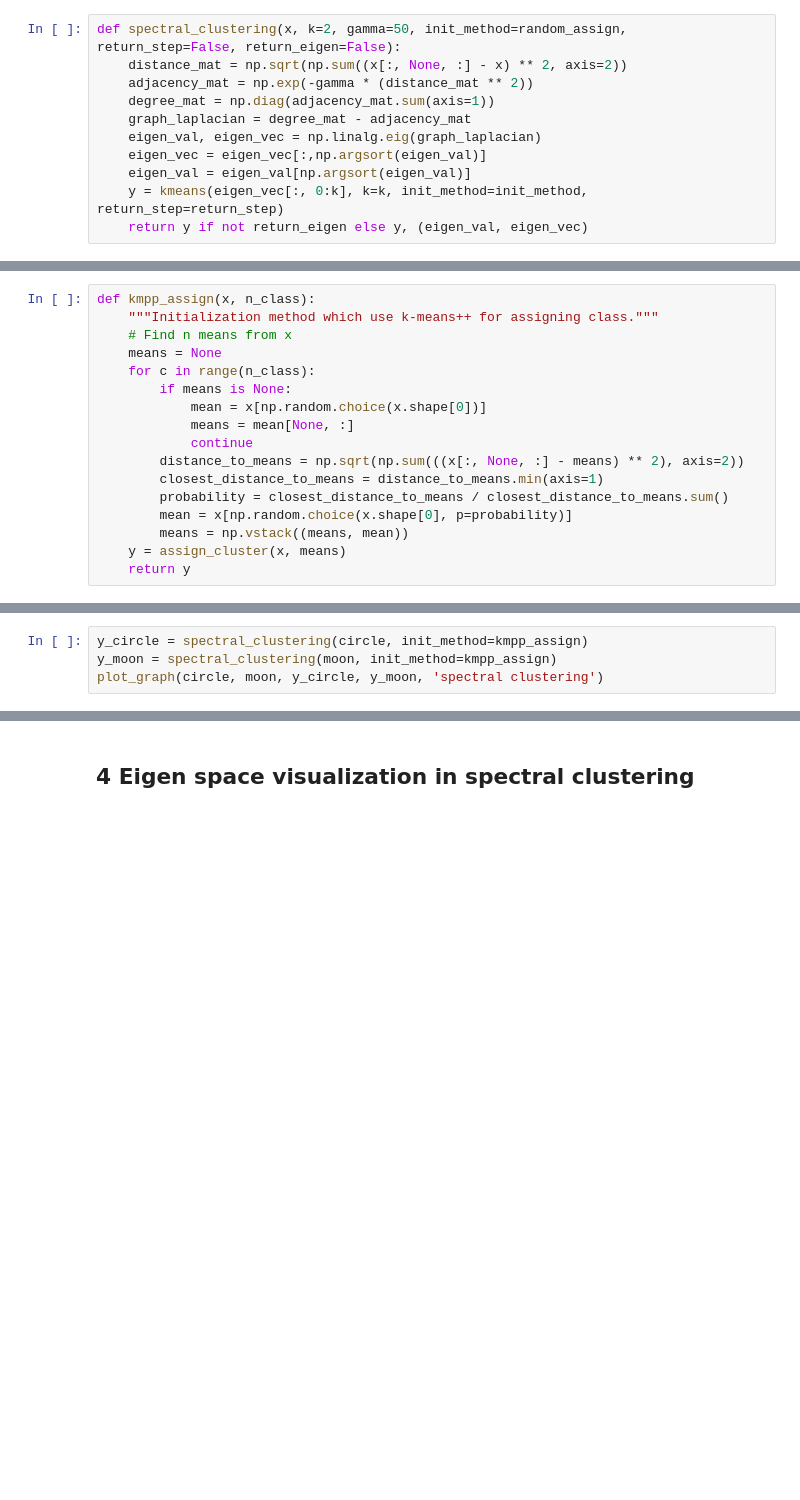
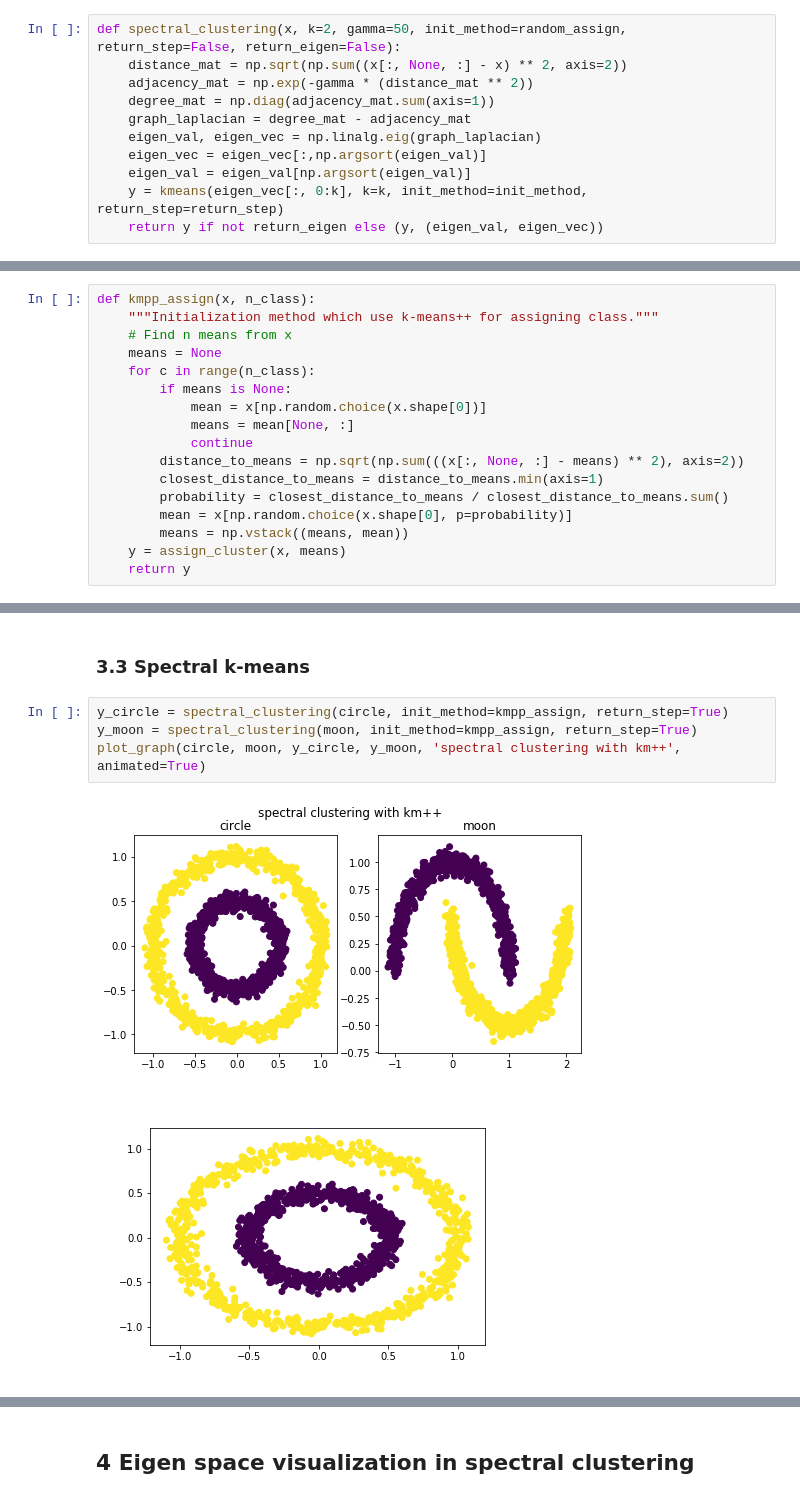
Before and after one commit to tfchan/ML-s19-HW6, a Jupyter notebook: hw6.ipynb, the cells around one changed output, grey strips where cells are left out. Drawn from its saved outputs; the diff is of its cells as text; blank space fills up the shorter version.

```diff
--- a/hw6.ipynb
+++ b/hw6.ipynb
@@ -174,7 +218,7 @@ def spectral_clustering(x, k=2, gamma=50, init_method=random_assign, return_step
     eigen_vec = eigen_vec[:,np.argsort(eigen_val)]
     eigen_val = eigen_val[np.argsort(eigen_val)]
     y = kmeans(eigen_vec[:, 0:k], k=k, init_method=init_method, return_step=return_step)
-    return y if not return_eigen else y, (eigen_val, eigen_vec)
+    return y if not return_eigen else (y, (eigen_val, eigen_vec))
 # %% [markdown]
 #### Perform spectral clustering on circle and moon
 # %%
@@ -300,4 +398,9 @@ plot_graph(circle, moon, y_circle, y_moon, 'kernel k-means')
+# %% [markdown]
+### 3.3 Spectral k-means
 # %%
-y_circle = spectral_clustering(circle, init_method=kmpp_assign)
-y_moon = spectral_clustering(moon, init_method=kmpp_assign)
-plot_graph(circle, moon, y_circle, y_moon, 'spectral clustering')
+y_circle = spectral_clustering(circle, init_method=kmpp_assign, return_step=True)
+y_moon = spectral_clustering(moon, init_method=kmpp_assign, return_step=True)
+plot_graph(circle, moon, y_circle, y_moon, 'spectral clustering with km++', animated=True)
+# %% [output]
+[figure, added]
+[figure, added]
```
Also changed, not shown: parts of 56 cells of this notebook.
